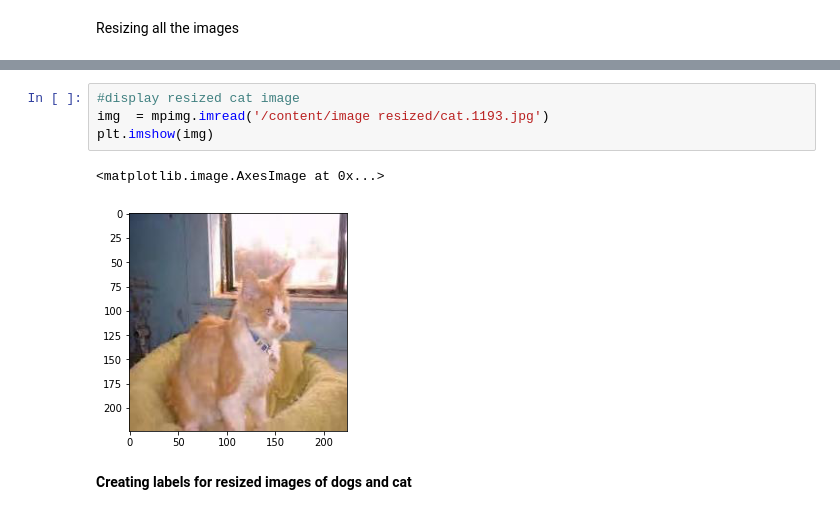
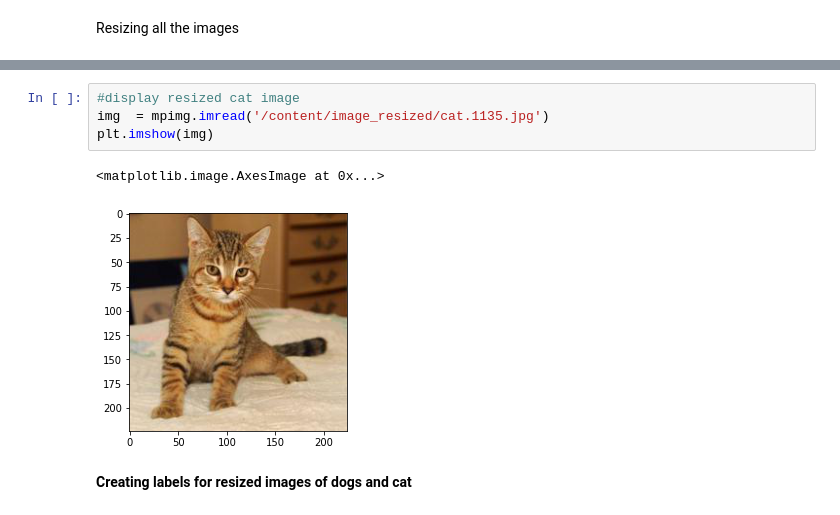
Before and after one commit to PranavSingh31/Cat-vs-Dog-Classifier, a Jupyter notebook: DagvsCatClassificationUsingDL.ipynb, the cells around one changed output, grey strips where cells are left out. Saved outputs shown, nothing was run; the diff lists cells and outputs as text.

```diff
--- a/DagvsCatClassificationUsingDL.ipynb
+++ b/DagvsCatClassificationUsingDL.ipynb
@@ -138,10 +143,10 @@ plt.imshow(img)
 # %%
 #display resized cat image
-img  = mpimg.imread('/content/image resized/cat.1193.jpg')
+img  = mpimg.imread('/content/image_resized/cat.1135.jpg')
 plt.imshow(img)
 # %% [output]
 <matplotlib.image.AxesImage at 0x...>
-[figure, old version]
+[figure, new version]
 # %% [markdown]
 **Creating labels for resized images of dogs and cat**
 # %% [markdown]
```
Also changed, not shown: parts of 17 cells of this notebook.
